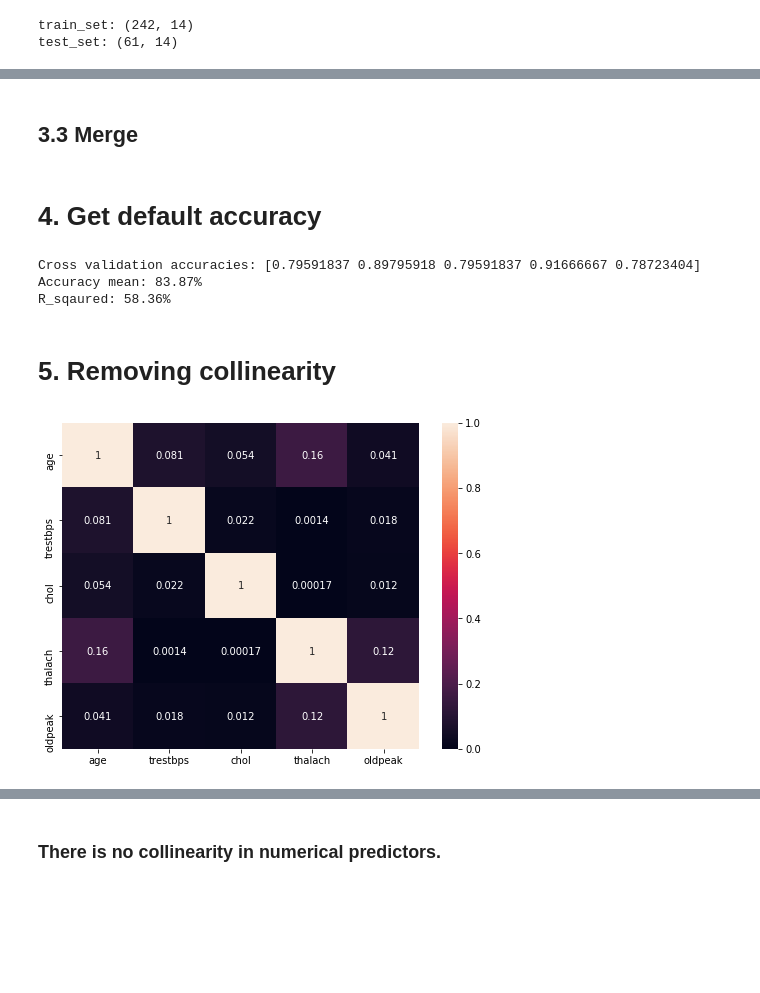
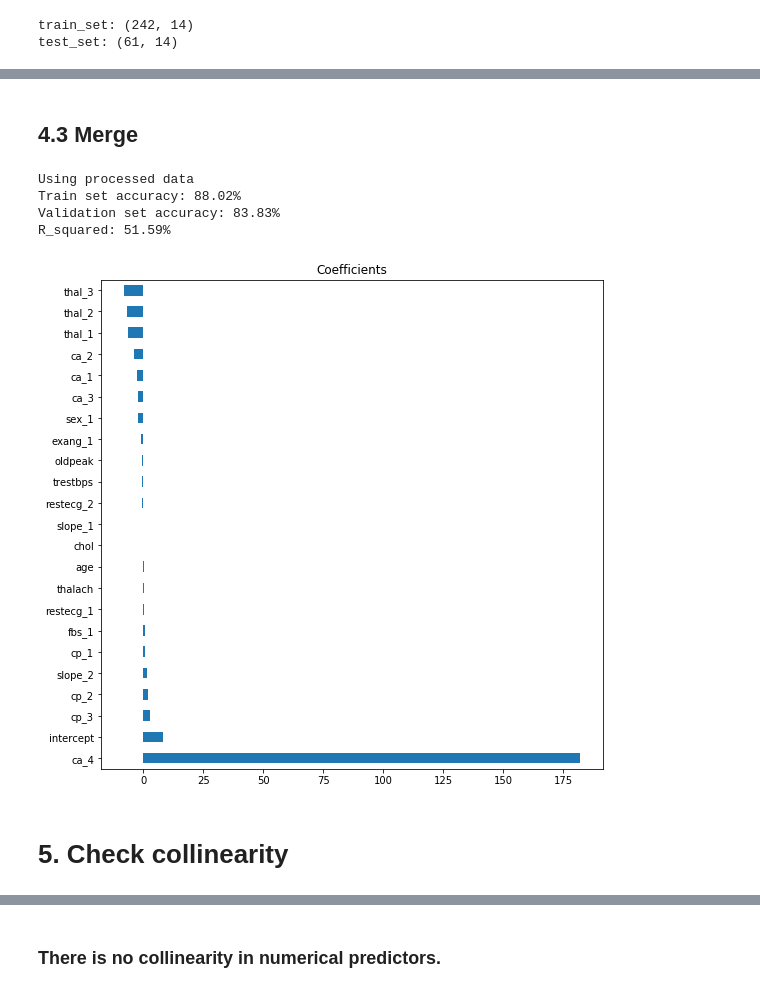
Before and after one commit to TeaKatz/Heart_Disease_UCI, a Jupyter notebook: Get_Important_Features.ipynb, the cells around one changed output, grey strips where cells are left out. Drawn from its saved outputs; the diff is of its cells as text; code cells hidden in the pictures; blank space fills up the shorter version.

Commit message:
Update hybrid selection and polynomial features

```diff
--- a/Get_Important_Features.ipynb
+++ b/Get_Important_Features.ipynb
@@ -47 +128,8 @@ train_set_normalized = pd.DataFrame(train_set_normalized, columns=numerical_colu
+# %%
+std_scaler = StandardScaler()
+
+std_scaler.fit(x_train[numerical_features])
+
+x_numerical = std_scaler.transform(x_train[numerical_features])
+x_numerical = pd.DataFrame(x_numerical, columns=numerical_features, dtype="float64")
 # %% [markdown]
@@ -67,2 +137,15 @@ train_set_encoded = pd.DataFrame(train_set_encoded.toarray(), columns=encoder.ge
+# %%
+encoder = OneHotEncoder(categories="auto", drop="first")
+
+encoder.fit(x_train[categorical_features])
+
+x_categorical = encoder.transform(x_train[categorical_features])
+
+# Get feature names
+feature_names = encoder.get_feature_names(categorical_features)
+# Remove dropped columns
+feature_names = [feature_name for feature_name in encoder.get_feature_names(categorical_features) if "_0" not in feature_name]
+
+x_categorical = pd.DataFrame(x_categorical.toarray(), columns=feature_names, dtype="int8")
 # %% [markdown]
-## 3.3 Merge
+## 4.3 Merge
@@ -74,2 +151,0 @@ x_train = train_set_processed.drop(["target"], axis=1)
-# %% [markdown]
-# 4. Get default accuracy
@@ -76,14 +194,23 @@ x_train = train_set_processed.drop(["target"], axis=1)
+# %%
+x_train_processed = pd.concat([x_numerical, x_categorical], axis=1)
+
+# Create polynomial features
+x_train_polynomial = create_polynomial(x_train_processed[numerical_features], degree=2, interaction=False)
+x_train_polynomial = pd.concat([x_train_processed, x_train_polynomial], axis=1)
+
+x_train_mix = create_polynomial(x_train_processed[numerical_features], degree=2, interaction=True)
+x_train_mix = pd.concat([x_train_processed, x_train_mix], axis=1)
 # %%
 # Fit logistic regression model to dataset without using regularization
-logis_reg = LogisticRegression(solver="lbfgs", C=1e10, max_iter=1000)
-score = cross_val_score(logis_reg, x_train, y_train, cv=5, scoring="accuracy")
-R_squared = libs.R_squared(x_train, y_train)
-print("Cross validation accuracies: {}".format(score))
-print("Accuracy mean: {:.2f}%".format(np.mean(score) * 100))
-print("R_sqaured: {:.2f}%".format(R_squared * 100))
+logis_reg = LogisticRegression(solver="lbfgs", C=1e10, max_iter=100000)
+
+print("Using processed data")
+coef = evaluation(logis_reg, x_train_processed, y_train)
 # %% [output]
-Cross validation accuracies: [0.79591837 0.89795918 0.79591837 0.91666667 0.78723404]
-Accuracy mean: 83.87%
-R_sqaured: 58.36%
+Using processed data
+Train set accuracy: 88.02%
+Validation set accuracy: 83.83%
+R_squared: 51.59%
+[figure, added]
 # %% [markdown]
-# 5. Removing collinearity
+# 5. Check collinearity
@@ -102,26 +216,0 @@ def R_square(y, y_hat):
-# %%
-x_train_numerical = x_train.iloc[:, 0:5]
-numerical_columns = x_train_numerical.columns.values
-R_squared_matrix = [[0 for i in range(len(numerical_columns))] for j in range(len(numerical_columns))]
-
-# Regression each feature to others features and calculate R_squared,
-# to see if one feature can explain another feature quite well, therefore, they are consider collinearity.
-for i in range(len(numerical_columns)):
-    for j in range(len(numerical_columns)):
-        x = x_train_numerical[numerical_columns[i]].values.reshape(-1, 1)
-        y = x_train_numerical[numerical_columns[j]].values
-        # Regression one feature to another
-        linear_reg = LinearRegression()
-        linear_reg.fit(x, y)
-        y_hat = linear_reg.predict(x)
-        # Calculate R_squared
-        R_squared = R_square(y, y_hat)
-        R_squared_matrix[i][j] = R_squared
-
-R_squared_matrix = pd.DataFrame(R_squared_matrix, columns=numerical_columns)
-R_squared_matrix.rename(index={i: name for i, name in enumerate(numerical_columns)}, inplace=True)
-plt.subplots(figsize=(8, 6))
-sns.heatmap(R_squared_matrix, annot=True)
-plt.show()
-# %% [output]
-[figure, removed]
```
Also changed, not shown: parts of 44 cells of this notebook, 1 other file.
